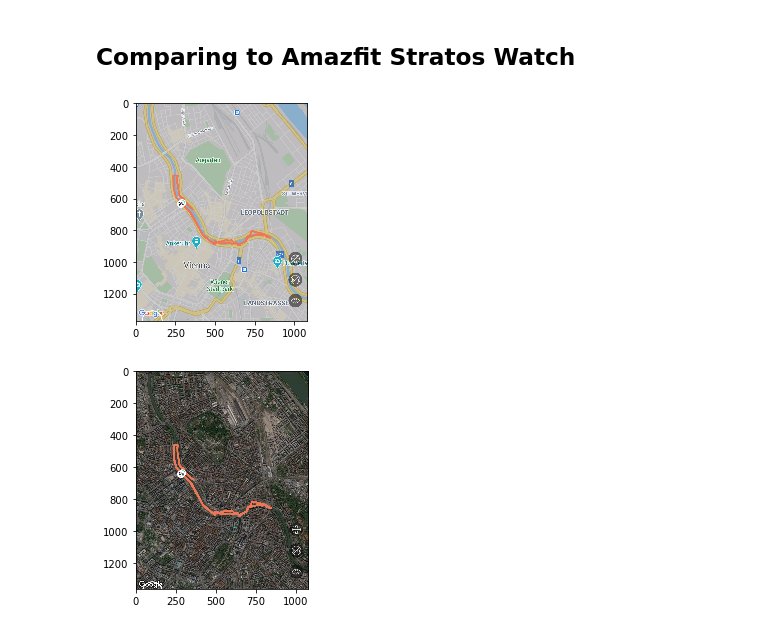
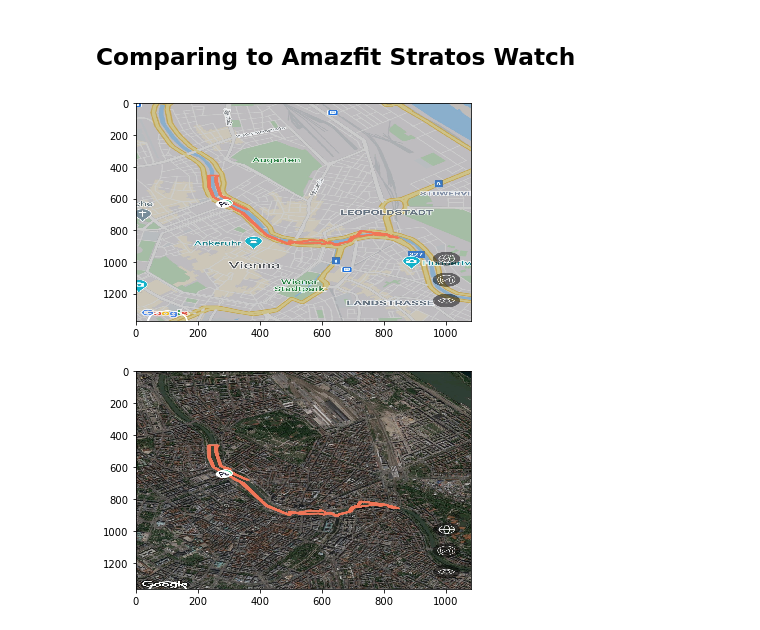
Before and after one commit to markusgoller/tracking_app, a Jupyter notebook: tracking_app_vienna.ipynb, the cells around one changed output. Drawn from its saved outputs; the diff is of its cells as text; code cells hidden in the pictures.

```diff
--- a/tracking_app_vienna.ipynb
+++ b/tracking_app_vienna.ipynb
@@ -138,14 +136,14 @@ http://server.arcgisonline.com/ArcGIS/rest/services/ESRI_Imagery_World_2D/MapSer
 # %%
 import matplotlib.pyplot as plt
 import matplotlib.image as mpimg
 img = mpimg.imread('./data/IMG_20200903_231240.jpg')
-imgplot = plt.imshow(img)
+imgplot = plt.imshow(img, aspect='auto')
 # %% [output]
-[figure, old version]
+[figure, new version]
 # %%
 import matplotlib.pyplot as plt
 import matplotlib.image as mpimg
 img = mpimg.imread('./data/IMG_20200903_231302.jpg')
-imgplot = plt.imshow(img)
+imgplot = plt.imshow(img, aspect='auto')
 # %% [output]
-[figure, old version]
+[figure, new version]
```
Also changed, not shown: parts of 1 cell of this notebook.
